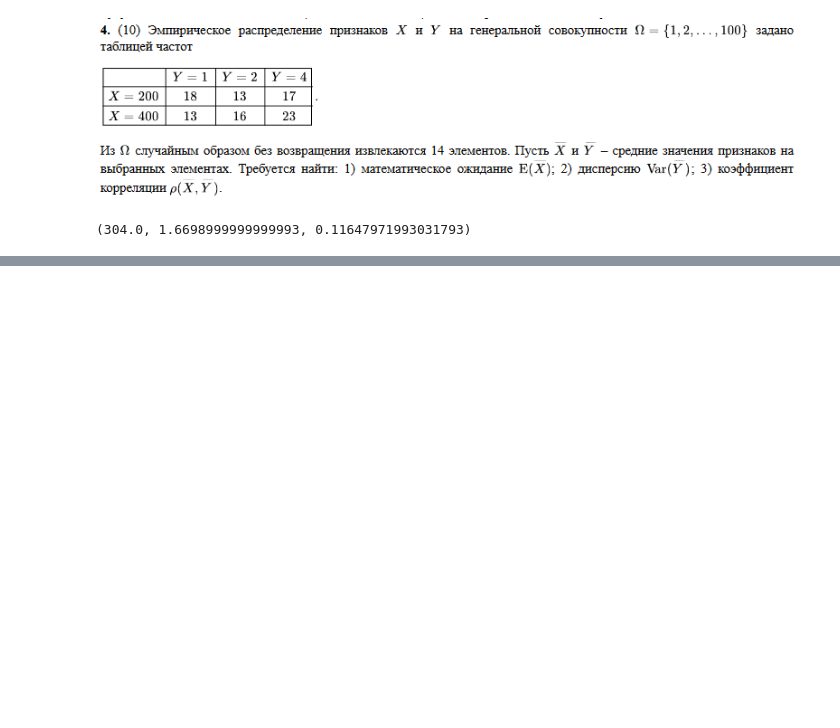
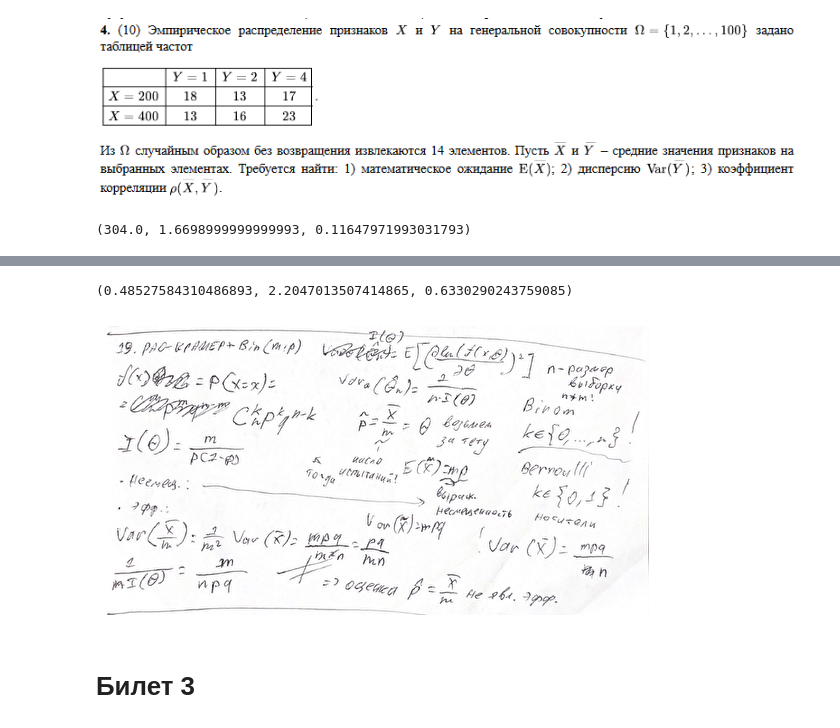
Before and after one commit to master-of-the-dungeon/ITiABD-PM22-7-Nikolay-Sedov, a Jupyter notebook: TViMS/Exam prepare/Bileti/bileti.ipynb, the cells around one changed output, grey strips where cells are left out. Drawn from its saved outputs; the diff is of its cells as text; code cells hidden in the pictures; blank space fills up the shorter version.

```diff
--- a/TViMS/Exam prepare/Bileti/bileti.ipynb
+++ b/TViMS/Exam prepare/Bileti/bileti.ipynb
@@ -175,0 +200,27 @@ E_X, Var_Y, Corr_XY
+# %%
+# Исходные данные выборки
+data = np.array([1.494, 0.274, 10.106, 1.165, 1.411, -0.809, 0.617, 4.121,
+                 6.242, -3.752, 0.98, 0.884, 6.619, 1.781, 6.055, -3.969,
+                 1.481, 4.778, -4.171, 1.672])
+
+# 1) Расчет значения статистики критерия t
+mu_0 = 1.45  # Предполагаемое среднее по нулевой гипотезе
+t_statistic = (np.mean(data) - mu_0) / (np.std(data, ddof=1) / np.sqrt(len(data)))
+
+# 2) Граница A критического множества
+alpha = 0.04  # Уровень значимости
+df = len(data) - 1  # Степени свободы
+A = stats.t.ppf(1 - alpha/2, df)
+
+# 3) P-значение критерия
+p_value = 2 * (1 - stats.t.cdf(abs(t_statistic), df))
+
+t_statistic, A, p_value
+# %% [output]
+(0.48527584310486893, 2.2047013507414865, 0.6330290243759085)
+# %%
+scipystats666.n1(19)
+# %% [output]
+[figure, added]
+# %% [markdown]
+# Билет 3
```
Also changed, not shown: parts of 8 cells of this notebook, 15 other files.
